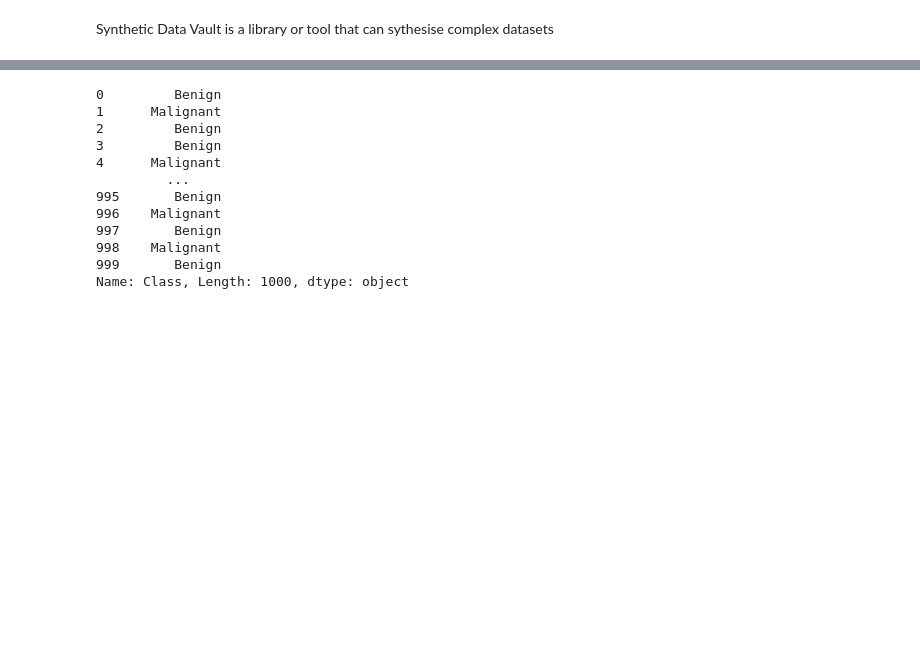
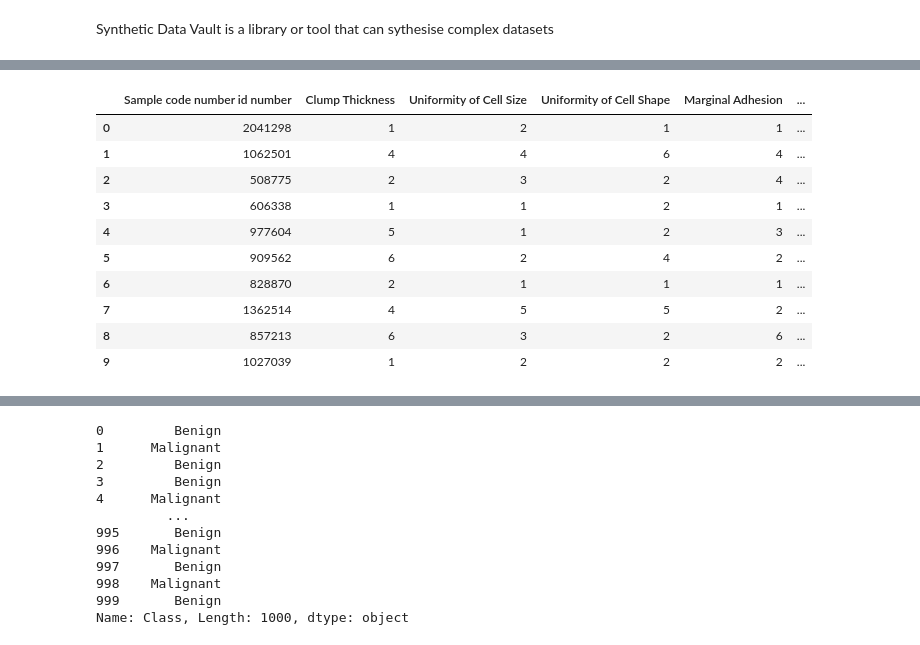
Before and after one commit to loughjo/ProgDataAnalysis-Project-2, a Jupyter notebook: ProgDataAnalysisProject2.ipynb, the cells around one changed output, grey strips where cells are left out. Cells and saved outputs as stored; diff of their text form; code cells hidden in the pictures; blank space fills up the shorter version.

```diff
--- a/ProgDataAnalysisProject2.ipynb
+++ b/ProgDataAnalysisProject2.ipynb
@@ -1603,0 +1835,14 @@ evaluate(sample, df, metrics=['CSTest'], aggregate=False)
+# %%
+sample.head(10)
+# %% [output]
+|  | Sample code number id number | Clump Thickness | Uniformity of Cell Size | Uniformity of Cell Shape | Marginal Adhesion | ... |
+| 0 | 2041298 | 1 | 2 | 1 | 1 | ... |
+| 1 | 1062501 | 4 | 4 | 6 | 4 | ... |
+| 2 | 508775 | 2 | 3 | 2 | 4 | ... |
+| 3 | 606338 | 1 | 1 | 2 | 1 | ... |
+| 4 | 977604 | 5 | 1 | 2 | 3 | ... |
+| 5 | 909562 | 6 | 2 | 4 | 2 | ... |
+| 6 | 828870 | 2 | 1 | 1 | 1 | ... |
+| 7 | 1362514 | 4 | 5 | 5 | 2 | ... |
+| 8 | 857213 | 6 | 3 | 2 | 6 | ... |
+| 9 | 1027039 | 1 | 2 | 2 | 2 | ... |
```
Also changed, not shown: parts of 48 cells of this notebook.
